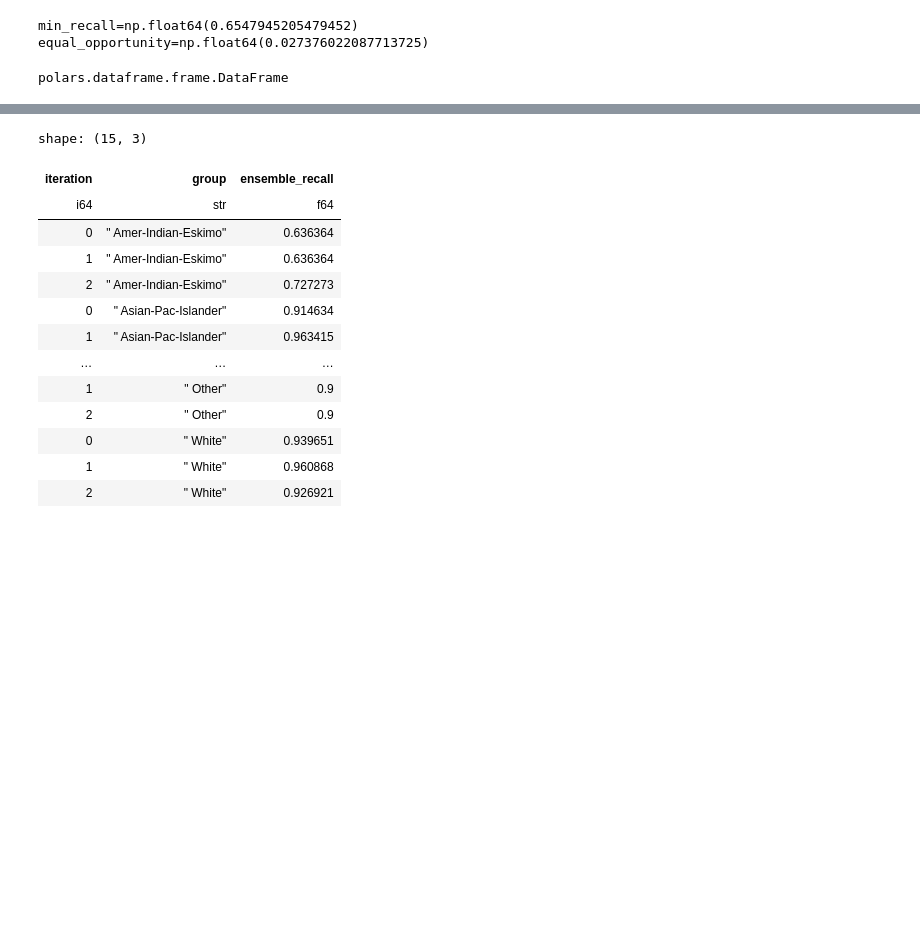
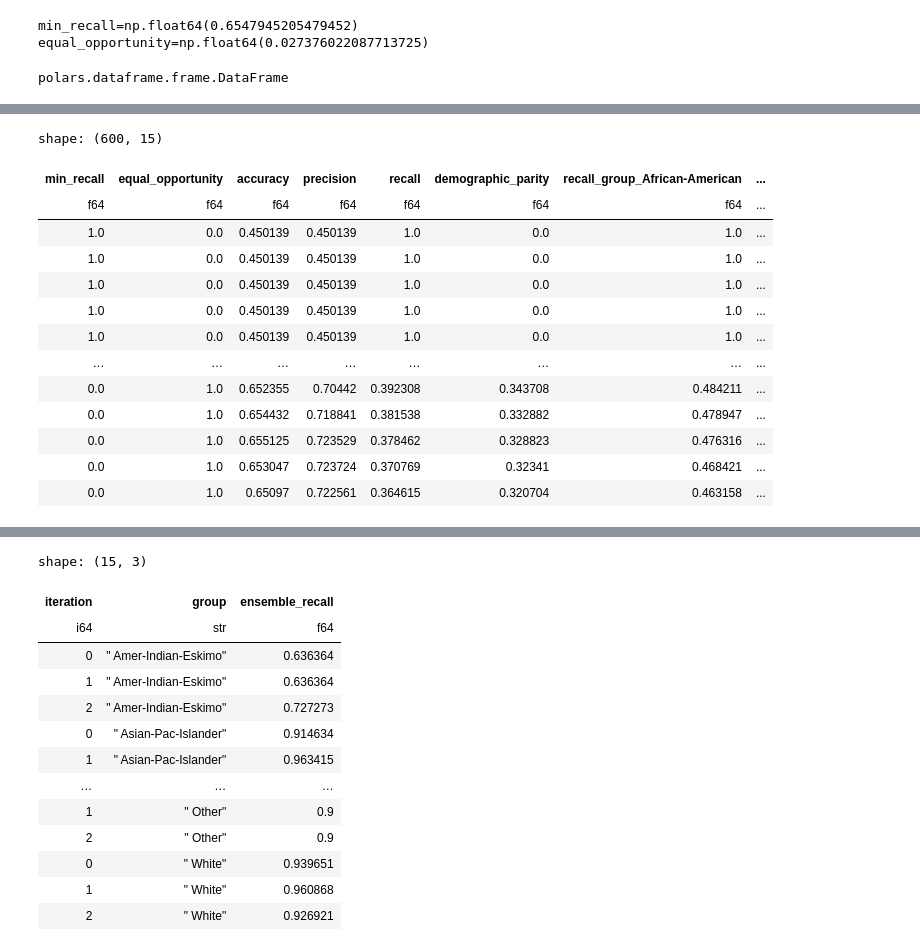
Before and after one commit to jhrystrom/oxonfair, a Jupyter notebook: examples/ensemble_playground.ipynb, the cells around one changed output, grey strips where cells are left out. Cells and saved outputs as stored; diff of their text form; code cells hidden in the pictures; blank space fills up the shorter version.

```diff
--- a/examples/ensemble_playground.ipynb
+++ b/examples/ensemble_playground.ipynb
@@ -495,0 +498,17 @@ plt.savefig("../plots/threshold_metrics.png")
+# %%
+all_metrics
+# %% [output]
+shape: (600, 15)
+| min_recall | equal_opportunity | accuracy | precision | recall | demographic_parity | recall_group_African-American | ... |
+| f64 | f64 | f64 | f64 | f64 | f64 | f64 | ... |
+| 1.0 | 0.0 | 0.450139 | 0.450139 | 1.0 | 0.0 | 1.0 | ... |
+| 1.0 | 0.0 | 0.450139 | 0.450139 | 1.0 | 0.0 | 1.0 | ... |
+| 1.0 | 0.0 | 0.450139 | 0.450139 | 1.0 | 0.0 | 1.0 | ... |
+| 1.0 | 0.0 | 0.450139 | 0.450139 | 1.0 | 0.0 | 1.0 | ... |
+| 1.0 | 0.0 | 0.450139 | 0.450139 | 1.0 | 0.0 | 1.0 | ... |
+| … | … | … | … | … | … | … | ... |
+| 0.0 | 1.0 | 0.652355 | 0.70442 | 0.392308 | 0.343708 | 0.484211 | ... |
+| 0.0 | 1.0 | 0.654432 | 0.718841 | 0.381538 | 0.332882 | 0.478947 | ... |
+| 0.0 | 1.0 | 0.655125 | 0.723529 | 0.378462 | 0.328823 | 0.476316 | ... |
+| 0.0 | 1.0 | 0.653047 | 0.723724 | 0.370769 | 0.32341 | 0.468421 | ... |
+| 0.0 | 1.0 | 0.65097 | 0.722561 | 0.364615 | 0.320704 | 0.463158 | ... |
```
Also changed, not shown: parts of 2 cells of this notebook, 2 other files.
